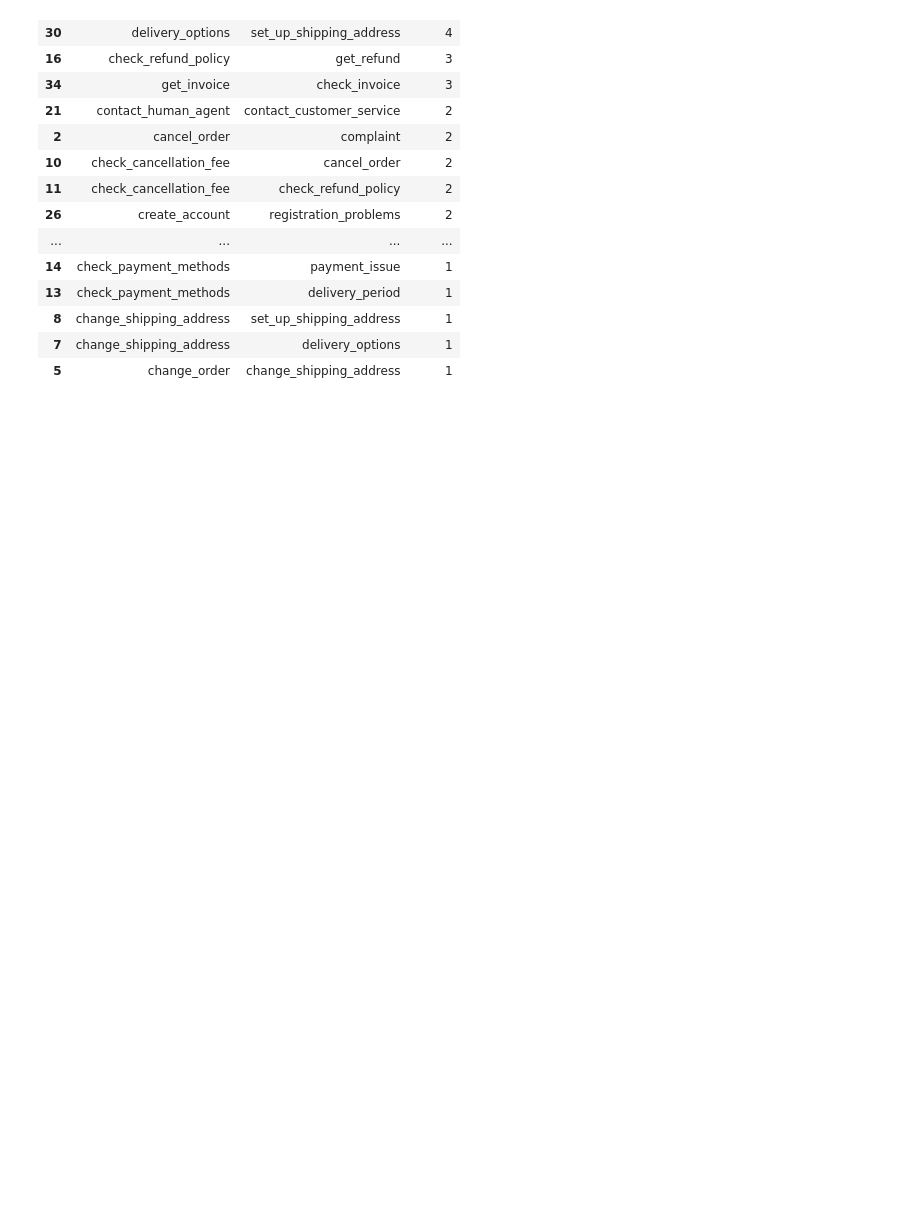
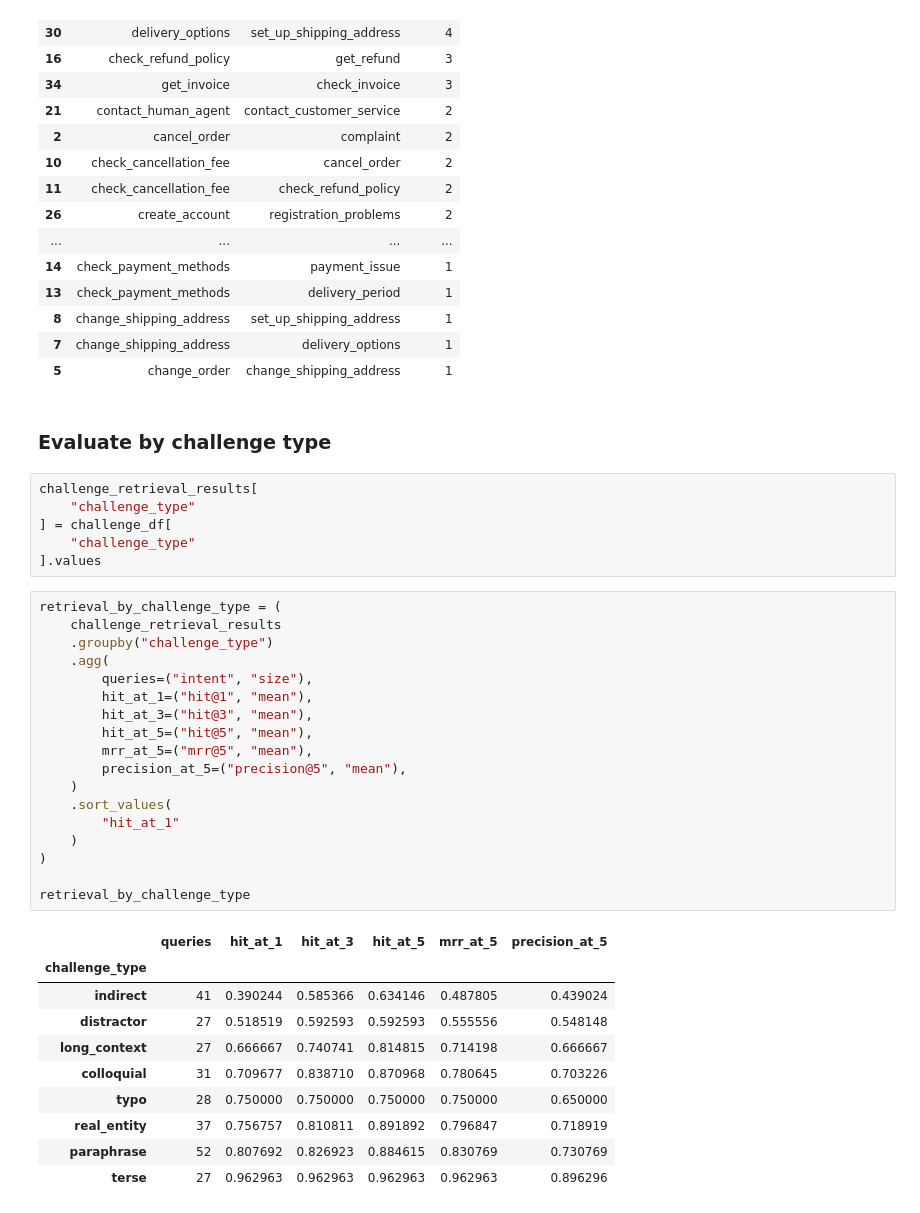
Before and after one commit to ribhupramanik/ResolveAI, a Jupyter notebook: notebooks/05_semantic_retrieval.ipynb, the cells around one changed output. Saved outputs shown, nothing was run; the diff lists cells and outputs as text; blank space fills up the shorter version.

Commit message:
Evaluated by challenge type

```diff
--- a/notebooks/05_semantic_retrieval.ipynb
+++ b/notebooks/05_semantic_retrieval.ipynb
@@ -856,3 +856,40 @@ challenge_retrieval_confusions.head(20)
 | 8 | change_shipping_address | set_up_shipping_address | 1 |
 | 7 | change_shipping_address | delivery_options | 1 |
 | 5 | change_order | change_shipping_address | 1 |
+# %% [markdown]
+### Evaluate by challenge type
+# %%
+challenge_retrieval_results[
+    "challenge_type"
+] = challenge_df[
+    "challenge_type"
+].values
+# %%
+retrieval_by_challenge_type = (
+    challenge_retrieval_results
+    .groupby("challenge_type")
+    .agg(
+        queries=("intent", "size"),
+        hit_at_1=("hit@1", "mean"),
+        hit_at_3=("hit@3", "mean"),
+        hit_at_5=("hit@5", "mean"),
+        mrr_at_5=("mrr@5", "mean"),
+        precision_at_5=("precision@5", "mean"),
+    )
+    .sort_values(
+        "hit_at_1"
+    )
+)
+
+retrieval_by_challenge_type
+# %% [output]
+|  | queries | hit_at_1 | hit_at_3 | hit_at_5 | mrr_at_5 | precision_at_5 |
+| challenge_type |  |  |  |  |  |  |
+| indirect | 41 | 0.390244 | 0.585366 | 0.634146 | 0.487805 | 0.439024 |
+| distractor | 27 | 0.518519 | 0.592593 | 0.592593 | 0.555556 | 0.548148 |
+| long_context | 27 | 0.666667 | 0.740741 | 0.814815 | 0.714198 | 0.666667 |
+| colloquial | 31 | 0.709677 | 0.838710 | 0.870968 | 0.780645 | 0.703226 |
+| typo | 28 | 0.750000 | 0.750000 | 0.750000 | 0.750000 | 0.650000 |
+| real_entity | 37 | 0.756757 | 0.810811 | 0.891892 | 0.796847 | 0.718919 |
+| paraphrase | 52 | 0.807692 | 0.826923 | 0.884615 | 0.830769 | 0.730769 |
+| terse | 27 | 0.962963 | 0.962963 | 0.962963 | 0.962963 | 0.896296 |
```
